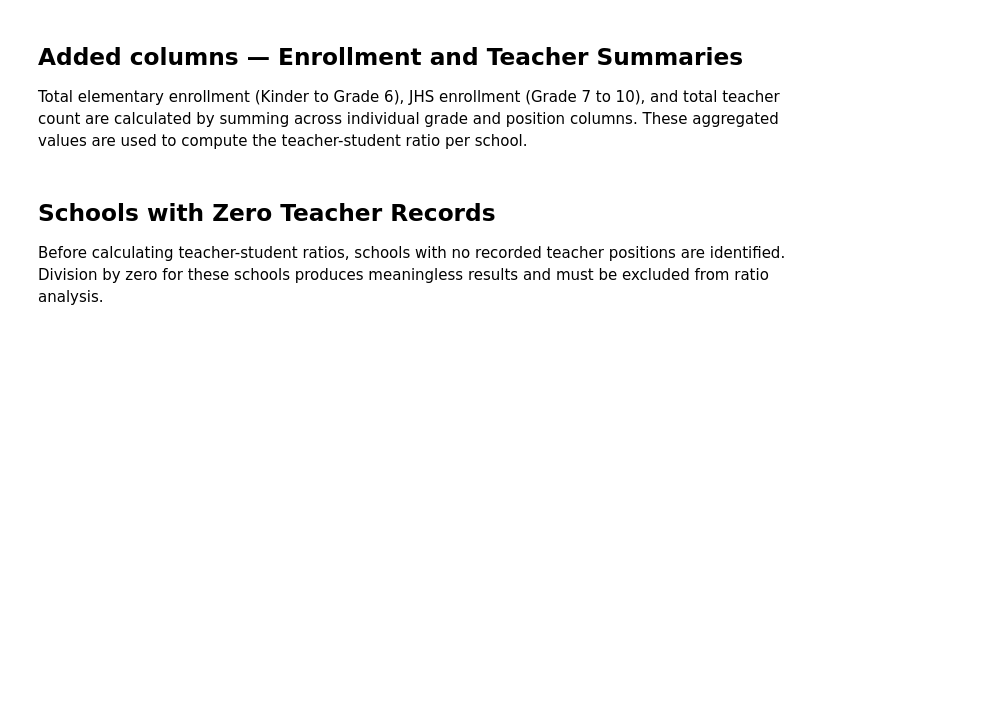
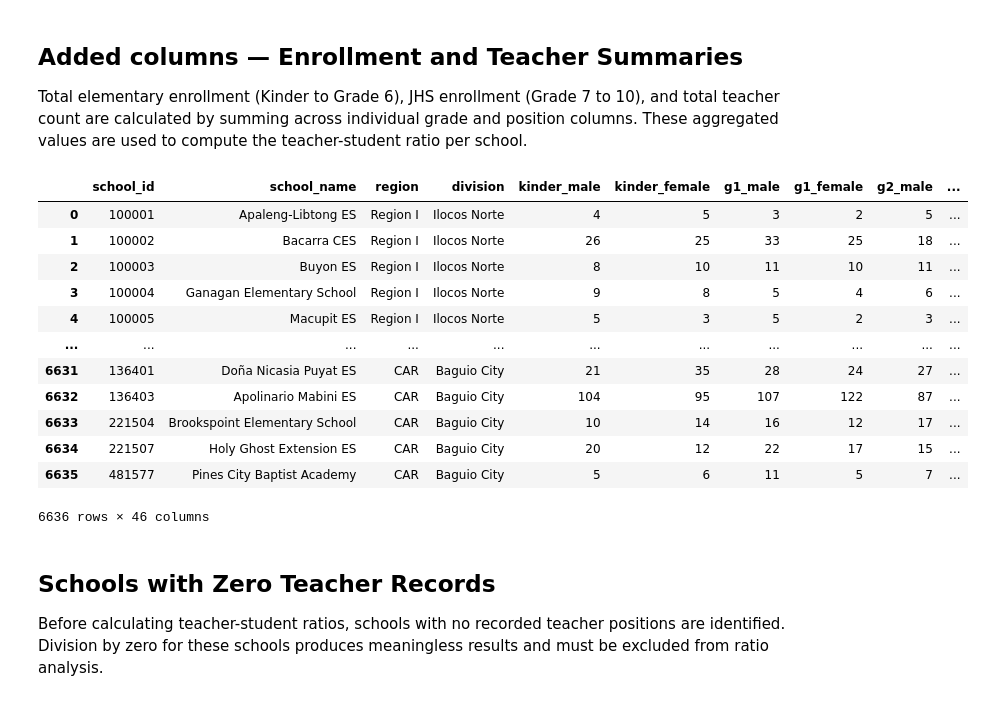
Before and after one commit to JanBrixIlan/PH-Teacher-Student-Ratio-Academic-Performance-Analysis, a Jupyter notebook: notebooks/01_teacher_student_ratio_correlation.ipynb, the cells around one changed output. Saved outputs shown, nothing was run; the diff lists cells and outputs as text; code cells hidden in the pictures; blank space fills up the shorter version.

```diff
--- a/notebooks/01_teacher_student_ratio_correlation.ipynb
+++ b/notebooks/01_teacher_student_ratio_correlation.ipynb
@@ -108,33 +109,53 @@ per school.
 # %%
 # Engineer summary columns
 deped_master['total_es_enrollment'] = (
     deped_master['kinder_male'] + deped_master['kinder_female'] +
     deped_master['g1_male'] + deped_master['g1_female'] +
     deped_master['g2_male'] + deped_master['g2_female'] +
     deped_master['g3_male'] + deped_master['g3_female'] +
     deped_master['g4_male'] + deped_master['g4_female'] +
     deped_master['g5_male'] + deped_master['g5_female'] +
     deped_master['g6_male'] + deped_master['g6_female']
 )
 
 deped_master['total_jhs_enrollment'] = (
     deped_master['g7_male'] + deped_master['g7_female'] +
     deped_master['g8_male'] + deped_master['g8_female'] +
     deped_master['g9_male'] + deped_master['g9_female'] +
     deped_master['g10_male'] + deped_master['g10_female']
 )
 
 deped_master['total_teachers'] = (
     deped_master['es_teacher_i'] + deped_master['es_teacher_ii'] +
     deped_master['es_teacher_iii'] + deped_master['es_master_teacher_i'] +
     deped_master['es_master_teacher_ii'] + deped_master['es_master_teacher_iii'] +
     deped_master['es_master_teacher_iv']
 )
 
 # Calculate teacher-student ratio
 deped_master['teacher_student_ratio'] = (
     deped_master['total_es_enrollment'] + deped_master['total_jhs_enrollment']
 ) / deped_master['total_teachers']
+
+# Replace inf values with NaN
+deped_master.replace([np.inf, -np.inf], np.nan, inplace=True)
+
+# Fill null values in deped_master with 0
+deped_master.fillna(0)
+# %% [output]
+|  | school_id | school_name | region | division | kinder_male | kinder_female | g1_male | g1_female | g2_male | ... |
+| 0 | 100001 | Apaleng-Libtong ES | Region I | Ilocos Norte | 4 | 5 | 3 | 2 | 5 | ... |
+| 1 | 100002 | Bacarra CES | Region I | Ilocos Norte | 26 | 25 | 33 | 25 | 18 | ... |
+| 2 | 100003 | Buyon ES | Region I | Ilocos Norte | 8 | 10 | 11 | 10 | 11 | ... |
+| 3 | 100004 | Ganagan Elementary School | Region I | Ilocos Norte | 9 | 8 | 5 | 4 | 6 | ... |
+| 4 | 100005 | Macupit ES | Region I | Ilocos Norte | 5 | 3 | 5 | 2 | 3 | ... |
+| ... | ... | ... | ... | ... | ... | ... | ... | ... | ... | ... |
+| 6631 | 136401 | Doña Nicasia Puyat ES | CAR | Baguio City | 21 | 35 | 28 | 24 | 27 | ... |
+| 6632 | 136403 | Apolinario Mabini ES | CAR | Baguio City | 104 | 95 | 107 | 122 | 87 | ... |
+| 6633 | 221504 | Brookspoint Elementary School | CAR | Baguio City | 10 | 14 | 16 | 12 | 17 | ... |
+| 6634 | 221507 | Holy Ghost Extension ES | CAR | Baguio City | 20 | 12 | 22 | 17 | 15 | ... |
+| 6635 | 481577 | Pines City Baptist Academy | CAR | Baguio City | 5 | 6 | 11 | 5 | 7 | ... |
+6636 rows × 46 columns
 # %% [markdown]
 ## Schools with Zero Teacher Records
 
```
Also changed, not shown: parts of 3 cells of this notebook, 1 other file.
